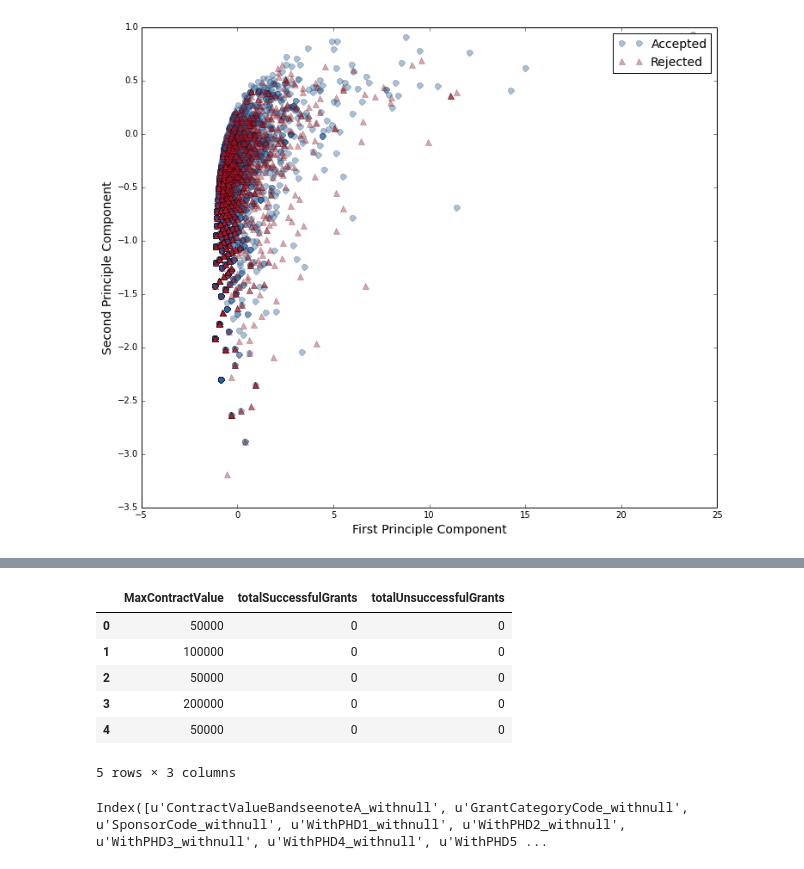
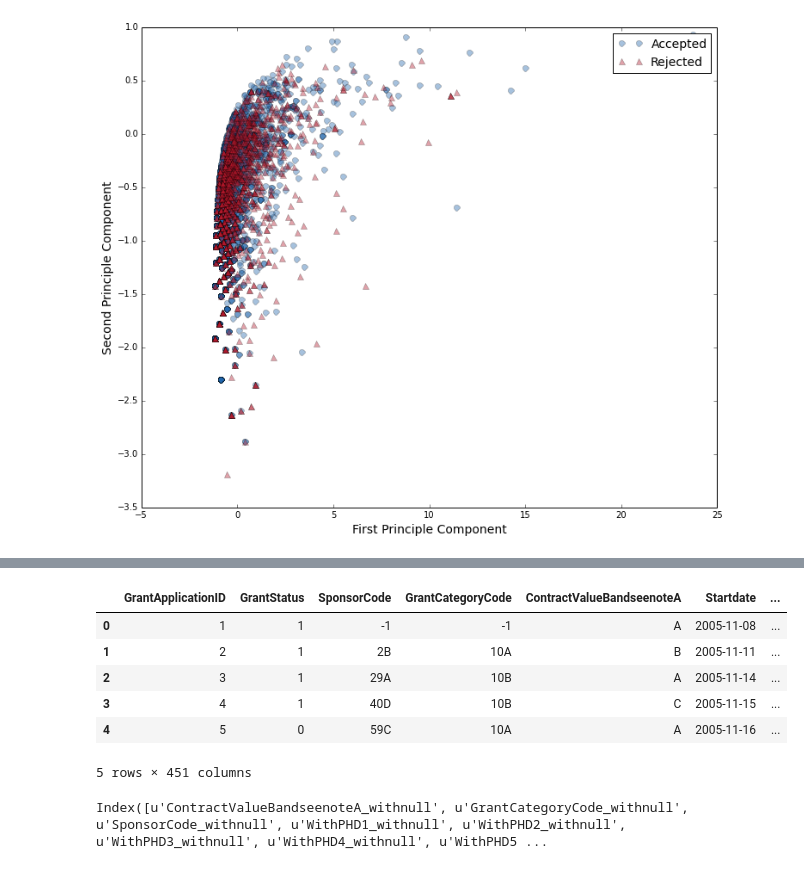
Before and after one commit to realmichaelzyy/cs249project, a Jupyter notebook: kaggle/workspace/classifier/KaggleDataset.ipynb, the cells around one changed output, grey strips where cells are left out. Saved outputs shown, nothing was run; the diff lists cells and outputs as text; code cells hidden in the pictures.

```diff
--- a/kaggle/workspace/classifier/KaggleDataset.ipynb
+++ b/kaggle/workspace/classifier/KaggleDataset.ipynb
@@ -1160,13 +1160,13 @@ plotData.iloc[:,2:].head()
-# %%
-plotData.loc[:,['MaxContractValue','totalSuccessfulGrants','totalUnsuccessfulGrants']].head()
-# %% [output]
-|  | MaxContractValue | totalSuccessfulGrants | totalUnsuccessfulGrants |
-| 0 | 50000 | 0 | 0 |
-| 1 | 100000 | 0 | 0 |
-| 2 | 50000 | 0 | 0 |
-| 3 | 200000 | 0 | 0 |
-| 4 | 50000 | 0 | 0 |
-5 rows × 3 columns
+# %%
+data.head()
+# %% [output]
+|  | GrantApplicationID | GrantStatus | SponsorCode | GrantCategoryCode | ContractValueBandseenoteA | Startdate | ... |
+| 0 | 1 | 1 | -1 | -1 | A | 2005-11-08 | ... |
+| 1 | 2 | 1 | 2B | 10A | B | 2005-11-11 | ... |
+| 2 | 3 | 1 | 29A | 10B | A | 2005-11-14 | ... |
+| 3 | 4 | 1 | 40D | 10B | C | 2005-11-15 | ... |
+| 4 | 5 | 0 | 59C | 10A | A | 2005-11-16 | ... |
+5 rows × 451 columns
 # %%
 """
 def successful(x, pubThresh, grantThresh, op):
```
Also changed, not shown: parts of 7 cells of this notebook.
